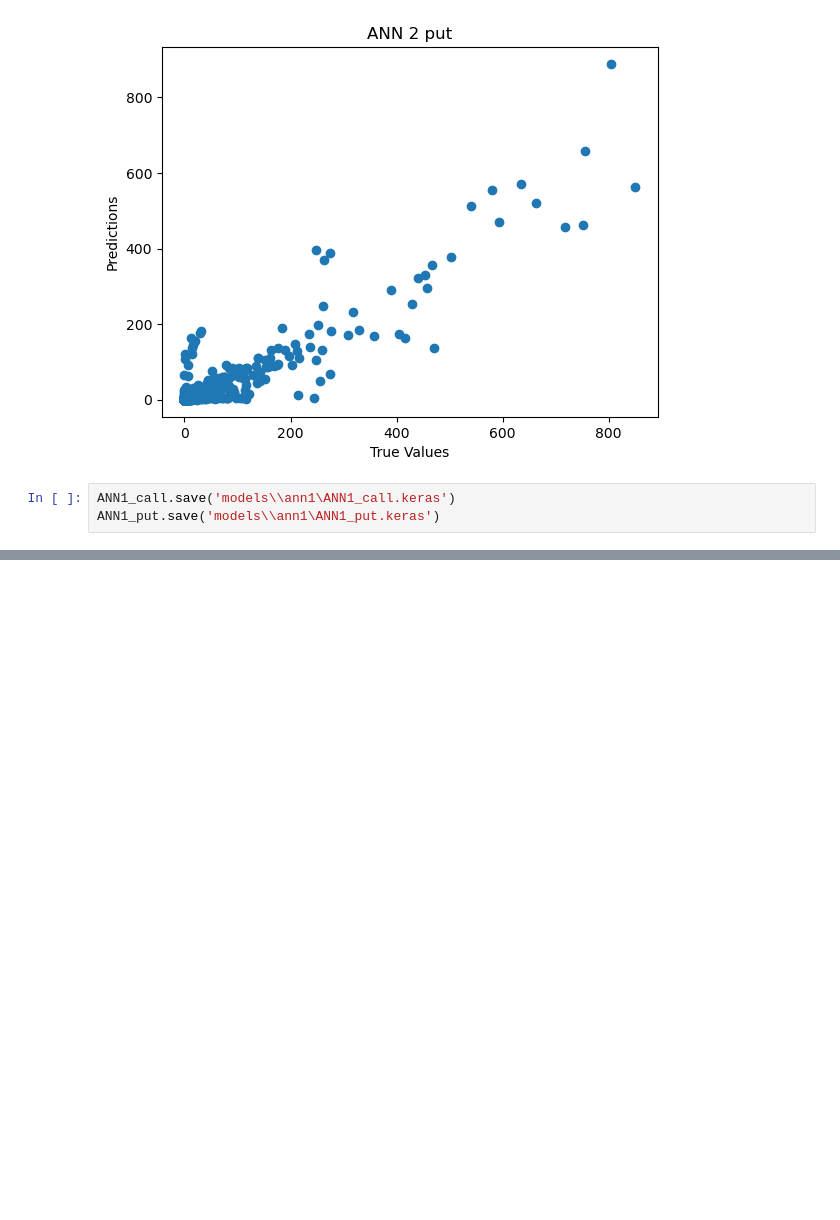
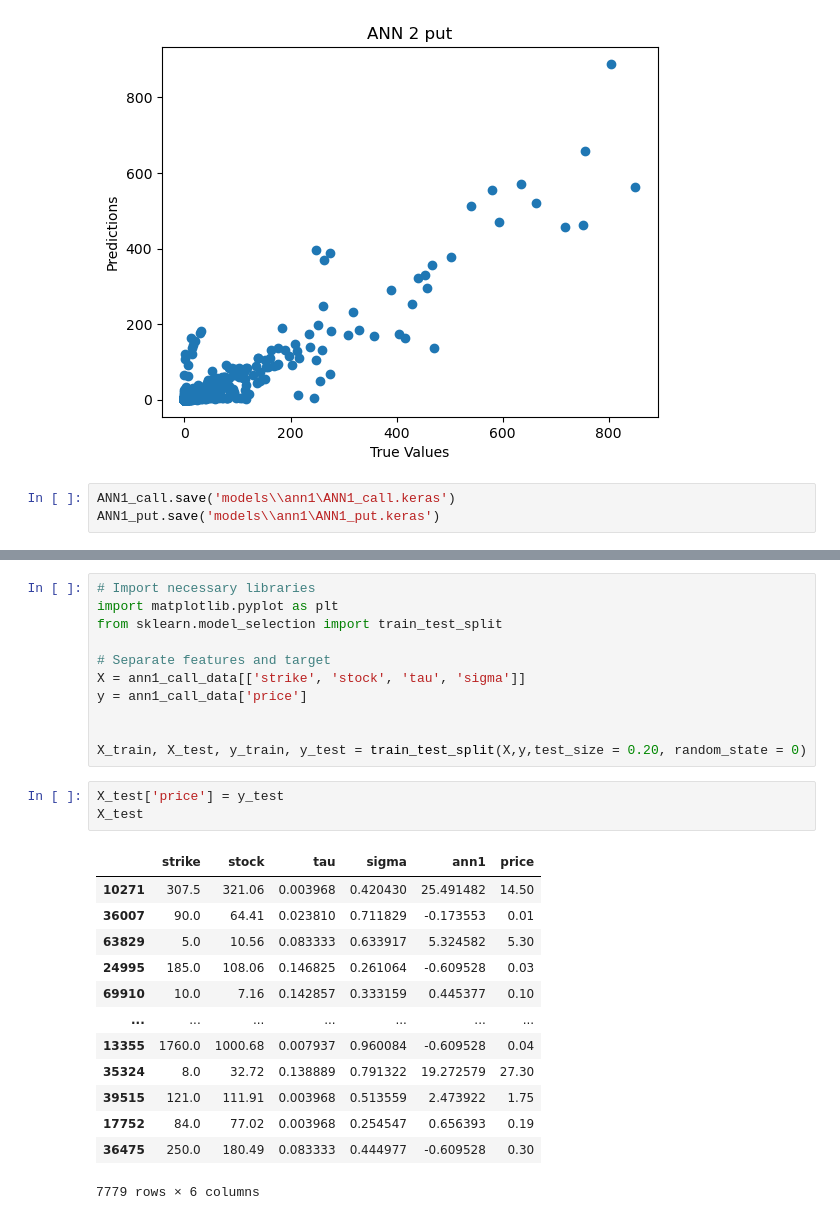
Before and after one commit to Ciriosss/option-pricing-with-deep-learning, a Jupyter notebook: ann1.ipynb, the cells around one changed output, grey strips where cells are left out. Drawn from its saved outputs; the diff is of its cells as text; blank space fills up the shorter version.

```diff
--- a/ann1.ipynb
+++ b/ann1.ipynb
@@ -182,0 +207,28 @@ ANN1_put.save('models\\ann1\ANN1_put.keras')
+# %%
+# Import necessary libraries
+import matplotlib.pyplot as plt
+from sklearn.model_selection import train_test_split
+
+# Separate features and target
+X = ann1_call_data[['strike', 'stock', 'tau', 'sigma']]
+y = ann1_call_data['price']
+
+
+X_train, X_test, y_train, y_test = train_test_split(X,y,test_size = 0.20, random_state = 0)
+# %%
+X_test['price'] = y_test
+X_test
+# %% [output]
+|  | strike | stock | tau | sigma | ann1 | price |
+| 10271 | 307.5 | 321.06 | 0.003968 | 0.420430 | 25.491482 | 14.50 |
+| 36007 | 90.0 | 64.41 | 0.023810 | 0.711829 | -0.173553 | 0.01 |
+| 63829 | 5.0 | 10.56 | 0.083333 | 0.633917 | 5.324582 | 5.30 |
+| 24995 | 185.0 | 108.06 | 0.146825 | 0.261064 | -0.609528 | 0.03 |
+| 69910 | 10.0 | 7.16 | 0.142857 | 0.333159 | 0.445377 | 0.10 |
+| ... | ... | ... | ... | ... | ... | ... |
+| 13355 | 1760.0 | 1000.68 | 0.007937 | 0.960084 | -0.609528 | 0.04 |
+| 35324 | 8.0 | 32.72 | 0.138889 | 0.791322 | 19.272579 | 27.30 |
+| 39515 | 121.0 | 111.91 | 0.003968 | 0.513559 | 2.473922 | 1.75 |
+| 17752 | 84.0 | 77.02 | 0.003968 | 0.254547 | 0.656393 | 0.19 |
+| 36475 | 250.0 | 180.49 | 0.083333 | 0.444977 | -0.609528 | 0.30 |
+7779 rows × 6 columns
```
Also changed, not shown: parts of 12 cells of this notebook, 6 other files.
